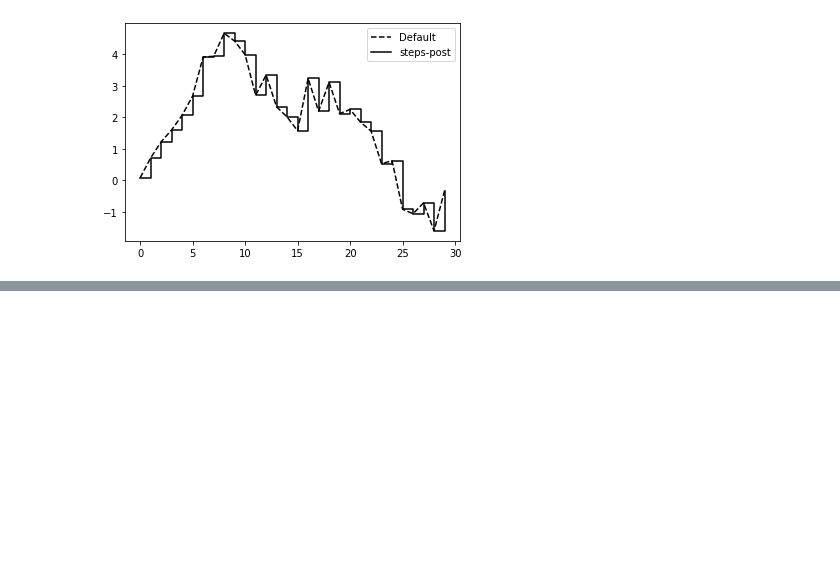
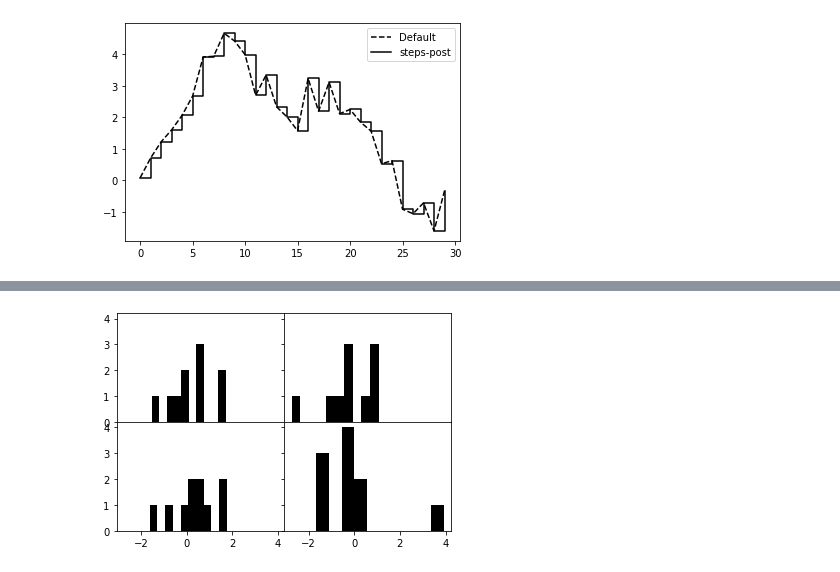
Before and after one commit to Kaiquenakao/plotagem-visualizacao, a Jupyter notebook: plotagem.ipynb, the cells around one changed output, grey strips where cells are left out. Drawn from its saved outputs; the diff is of its cells as text; code cells hidden in the pictures; blank space fills up the shorter version.

```diff
--- a/plotagem.ipynb
+++ b/plotagem.ipynb
@@ -153,6 +138,0 @@ plt.ylim([0, 50])
-# %%
-fig, axes = plt.subplots(2, 2, sharey=True, sharex=True)
-for i in range(2):
-    for j in range(2):
-        axes[i, j].plot(np.random.randn(10), 'k--')
-axes.subplots_adjust(wspace=0, hspace=0)
@@ -161,0 +153,8 @@ AttributeError: 'numpy.ndarray' object has no attribute 'subplots_adjust'
+# %%
+fig, axes = plt.subplots(2, 2, sharey=True, sharex=True)
+for i in range(2):
+    for j in range(2):
+        axes[i, j].hist(np.random.randn(10), color='k')
+plt.subplots_adjust(wspace=0, hspace=0)
+# %% [output]
+[figure, added]
```
Also changed, not shown: parts of 6 cells of this notebook.
